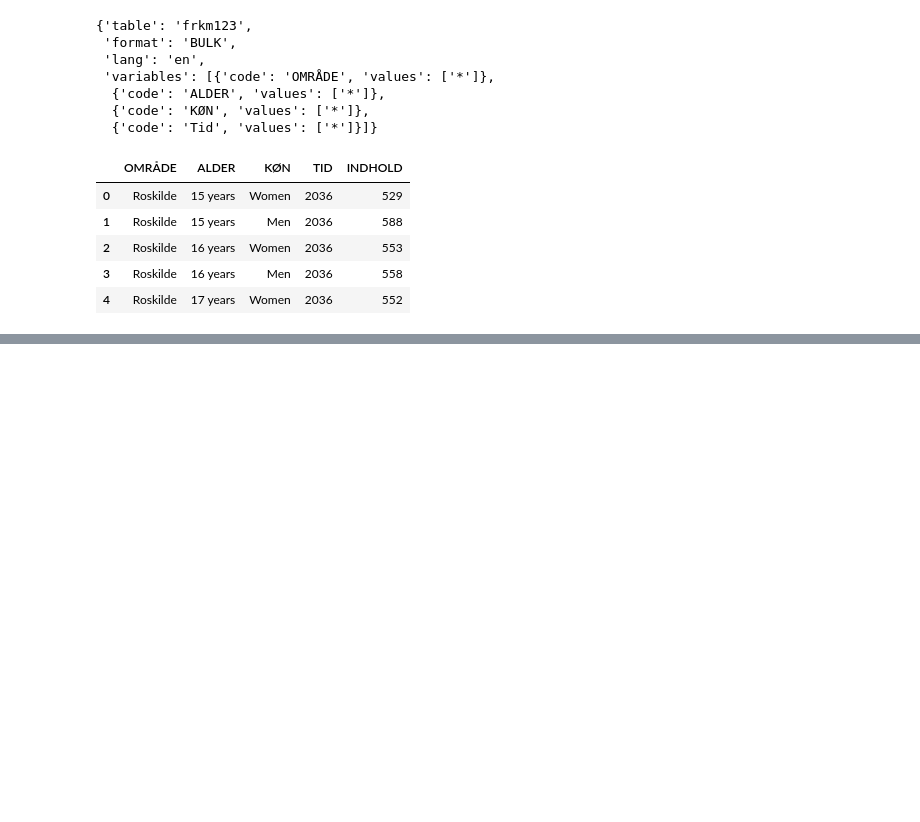
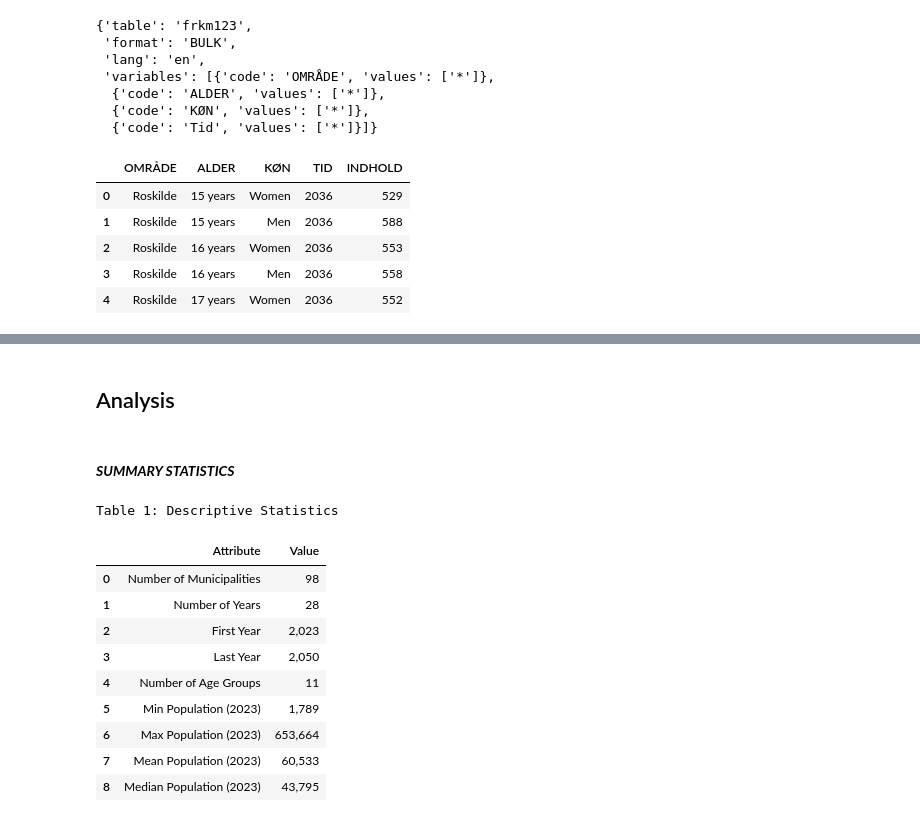
Before and after one commit to NumEconCopenhagen/projects-2024-agnete-og-andrea, a Jupyter notebook: dataproject/dataproject.ipynb, the cells around one changed output, grey strips where cells are left out. Saved outputs shown, nothing was run; the diff lists cells and outputs as text; code cells hidden in the pictures; blank space fills up the shorter version.

```diff
--- a/dataproject/dataproject.ipynb
+++ b/dataproject/dataproject.ipynb
@@ -446,0 +247,50 @@ ADD CONCISE CONLUSION.
+# %% [markdown]
+## Analysis
+# %% [markdown]
+#### ***SUMMARY STATISTICS***
+# %%
+# Get the number of unique municipalities, years, and age groups
+num_years = df['year'].nunique()
+num_age_group_2023 = df[(df['year'] == 2023) & (df['age_group'] != 'sum of ages')]['age_group'].nunique()
+num_municipalities = df[(df['year'] == 2023) & (df['municipality'] != 'Denmark')]['municipality'].nunique()
+
+#Create the min and max years:
+min_year = df['year'].min()
+max_year = df['year'].max()
+
+# Filter the DataFrame for the year 2023, age group 'sum of ages', and excluding the municipality 'Denmark'
+filtered_data = df[(df['year'] == 2023) & (df['age_group'] == 'sum of ages') & (df['municipality'] != 'Denmark')]
+
+# Calculate the descriptive statistics for the population projection
+projection_stats = filtered_data['population_projection'].describe()
+projection_median = filtered_data['population_projection'].median()
+
+
+
+descriptive_table = pd.DataFrame({
+    'Attribute': ['Number of Municipalities', 'Number of Years', 'First Year', 'Last Year', 'Number of Age Groups',
+                   'Min Population (2023)', 'Max Population (2023)',
+                   'Mean Population (2023)', 'Median Population (2023)'],
+    'Value': [num_municipalities, num_years, min_year, max_year, num_age_group_2023,
+              projection_stats['min'], projection_stats['max'],
+              projection_stats['mean'], projection_median]
+})
+
+# Convert scientific notation to normal numbers
+descriptive_table['Value'] = descriptive_table['Value'].apply(lambda x: '{:,.0f}'.format(x) if isinstance(x, (int, float)) else x)
+
+# Print the descriptive table
+print("Table 1: Descriptive Statistics")
+descriptive_table.head(10)
+# %% [output]
+Table 1: Descriptive Statistics
+|  | Attribute | Value |
+| 0 | Number of Municipalities | 98 |
+| 1 | Number of Years | 28 |
+| 2 | First Year | 2,023 |
+| 3 | Last Year | 2,050 |
+| 4 | Number of Age Groups | 11 |
+| 5 | Min Population (2023) | 1,789 |
+| 6 | Max Population (2023) | 653,664 |
+| 7 | Mean Population (2023) | 60,533 |
+| 8 | Median Population (2023) | 43,795 |
```
Also changed, not shown: parts of 85 cells of this notebook.
